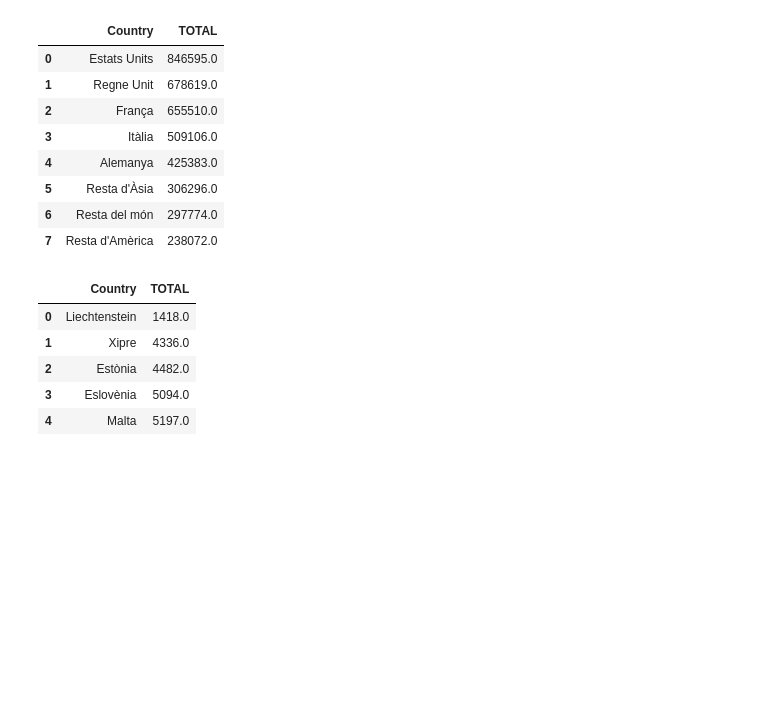
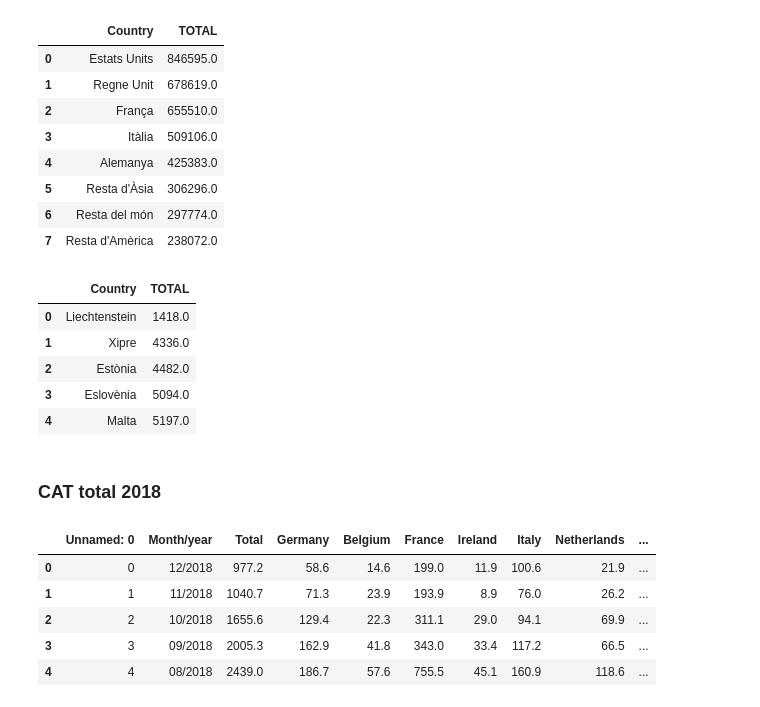
Before and after one commit to FHnt97/Project-Week-2-Barcelona, a Jupyter notebook: your-project/Query.ipynb, the cells around one changed output. Cells and saved outputs as stored; diff of their text form; code cells hidden in the pictures; blank space fills up the shorter version.

```diff
--- a/your-project/Query.ipynb
+++ b/your-project/Query.ipynb
@@ -64,3 +64,15 @@ pd.read_sql(query, engine)
 | 2 | Estònia | 4482.0 |
 | 3 | Eslovènia | 5094.0 |
 | 4 | Malta | 5197.0 |
+# %% [markdown]
+###  CAT total 2018
+# %%
+CAT = pd.read_csv(".\clean_datasets\CAT_TOTAL_CLEAN.csv")
+CAT.head()
+# %% [output]
+|  | Unnamed: 0 | Month/year | Total | Germany | Belgium | France | Ireland | Italy | Netherlands | ... |
+| 0 | 0 | 12/2018 | 977.2 | 58.6 | 14.6 | 199.0 | 11.9 | 100.6 | 21.9 | ... |
+| 1 | 1 | 11/2018 | 1040.7 | 71.3 | 23.9 | 193.9 | 8.9 | 76.0 | 26.2 | ... |
+| 2 | 2 | 10/2018 | 1655.6 | 129.4 | 22.3 | 311.1 | 29.0 | 94.1 | 69.9 | ... |
+| 3 | 3 | 09/2018 | 2005.3 | 162.9 | 41.8 | 343.0 | 33.4 | 117.2 | 66.5 | ... |
+| 4 | 4 | 08/2018 | 2439.0 | 186.7 | 57.6 | 755.5 | 45.1 | 160.9 | 118.6 | ... |
```
Also changed, not shown: parts of 9 cells of this notebook, 2 other files.
